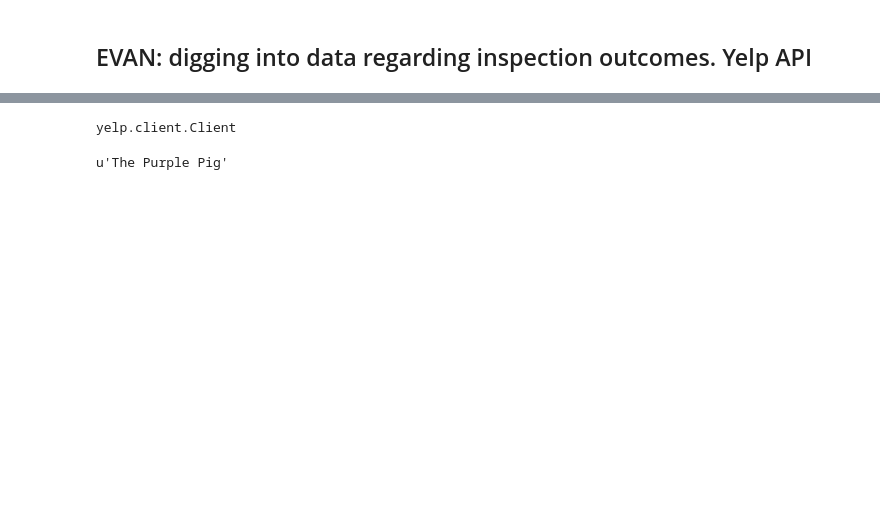
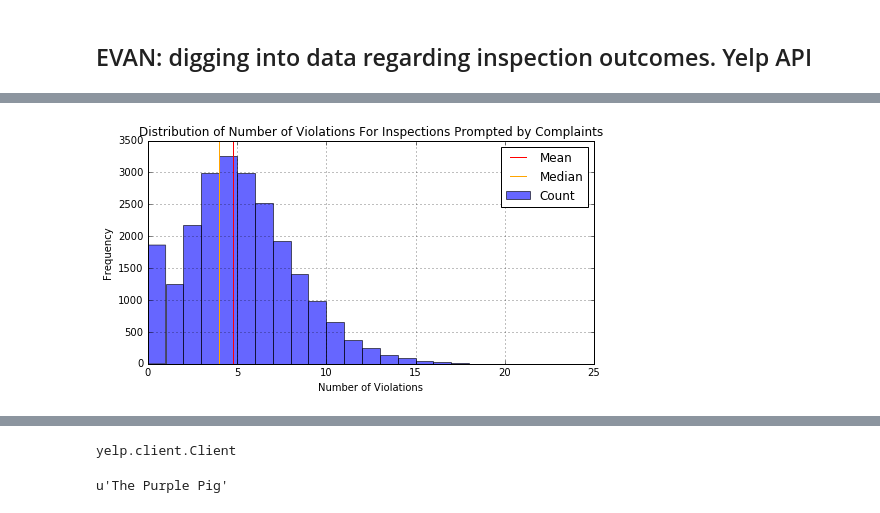
Before and after one commit to thewassermann/inspection_project, a Jupyter notebook: Evan Food Inspection Project Milestone #3.ipynb, the cells around one changed output, grey strips where cells are left out. Saved outputs shown, nothing was run; the diff lists cells and outputs as text; code cells hidden in the pictures; blank space fills up the shorter version.

```diff
--- a/Evan Food Inspection Project Milestone #3.ipynb
+++ b/Evan Food Inspection Project Milestone #3.ipynb
@@ -4,0 +28,13 @@
+# %%
+violations_df = pd.Series([item for sublist in viol_list_of_lists for item in sublist])
+
+violation_code_dict = {}
+for viol in violations_df:
+    code = viol.split('. ')[0]
+    viol_ = viol.split('. ')[1]
+    violation_code_dict[code] = viol_
+
+# number of violations per establisment
+no_viols = [len(x) for x in viol_list_of_lists]
+
+no_viols_df = pd.Series(data=no_viols, index=data_FI['Inspection ID'], name='Number of Violations')
@@ -6,0 +172,17 @@
+# %%
+complaints_df = inspections_violations_df[inspections_violations_df['Inspection Type'] == 'Complaint']
+
+# visualization
+plt.rcParams['figure.figsize'] = (8, 4)
+fig, ax = plt.subplots(1, 1)
+
+# each number of violations assigned a bin
+ax = complaints_df['Num Violations'].hist(bins=complaints_df['Num Violations'].max(), alpha=0.6, label='Count')
+ax.axvline(complaints_df['Num Violations'].mean(), color='red', label='Mean')
+ax.axvline(complaints_df['Num Violations'].median(), color='orange', label='Median')
+ax.set_title('Distribution of Number of Violations For Inspections Prompted by Complaints')
+ax.set_ylabel('Frequency')
+ax.set_xlabel('Number of Violations')
+ax.legend();
+# %% [output]
+[figure, added]
```
Also changed, not shown: parts of 29 cells of this notebook.
